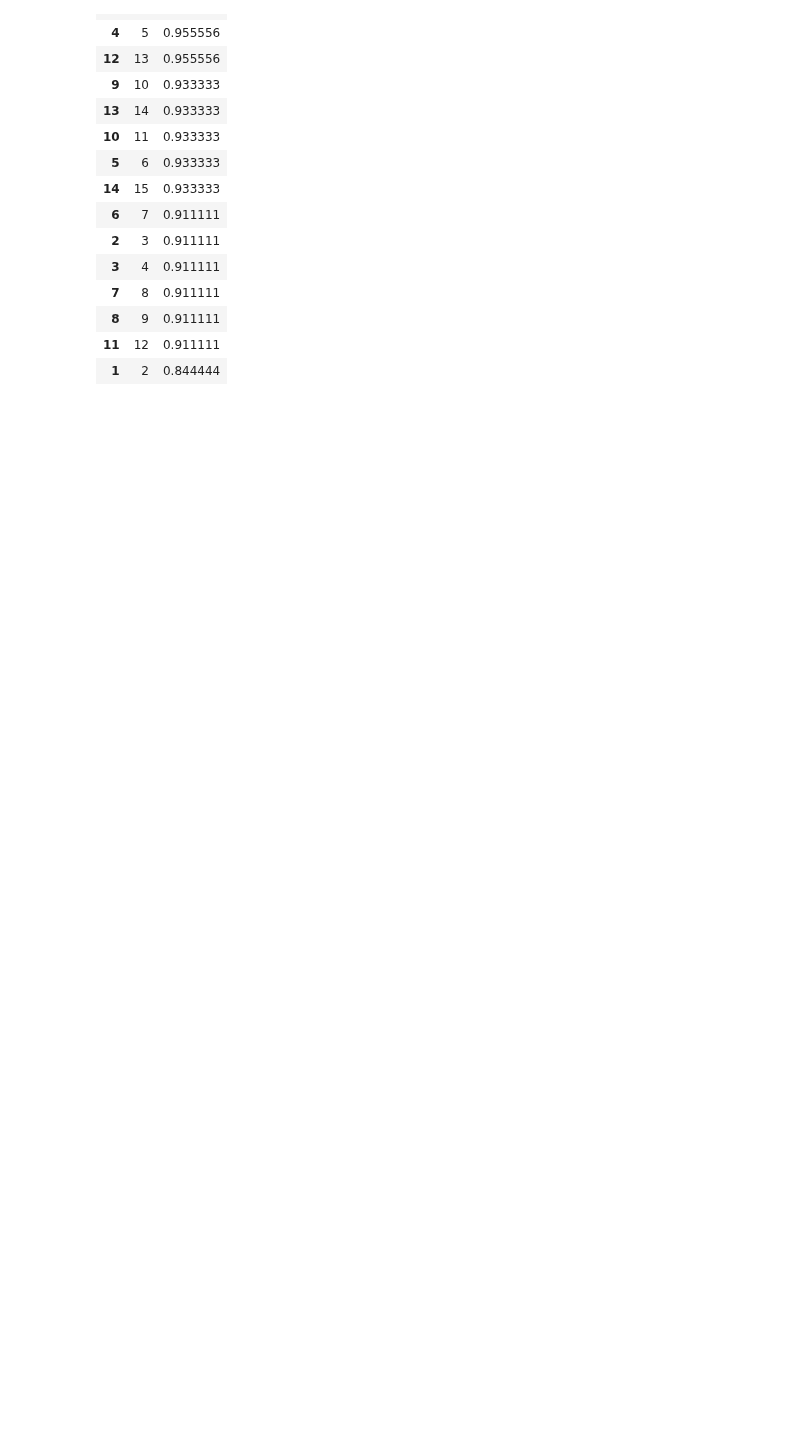
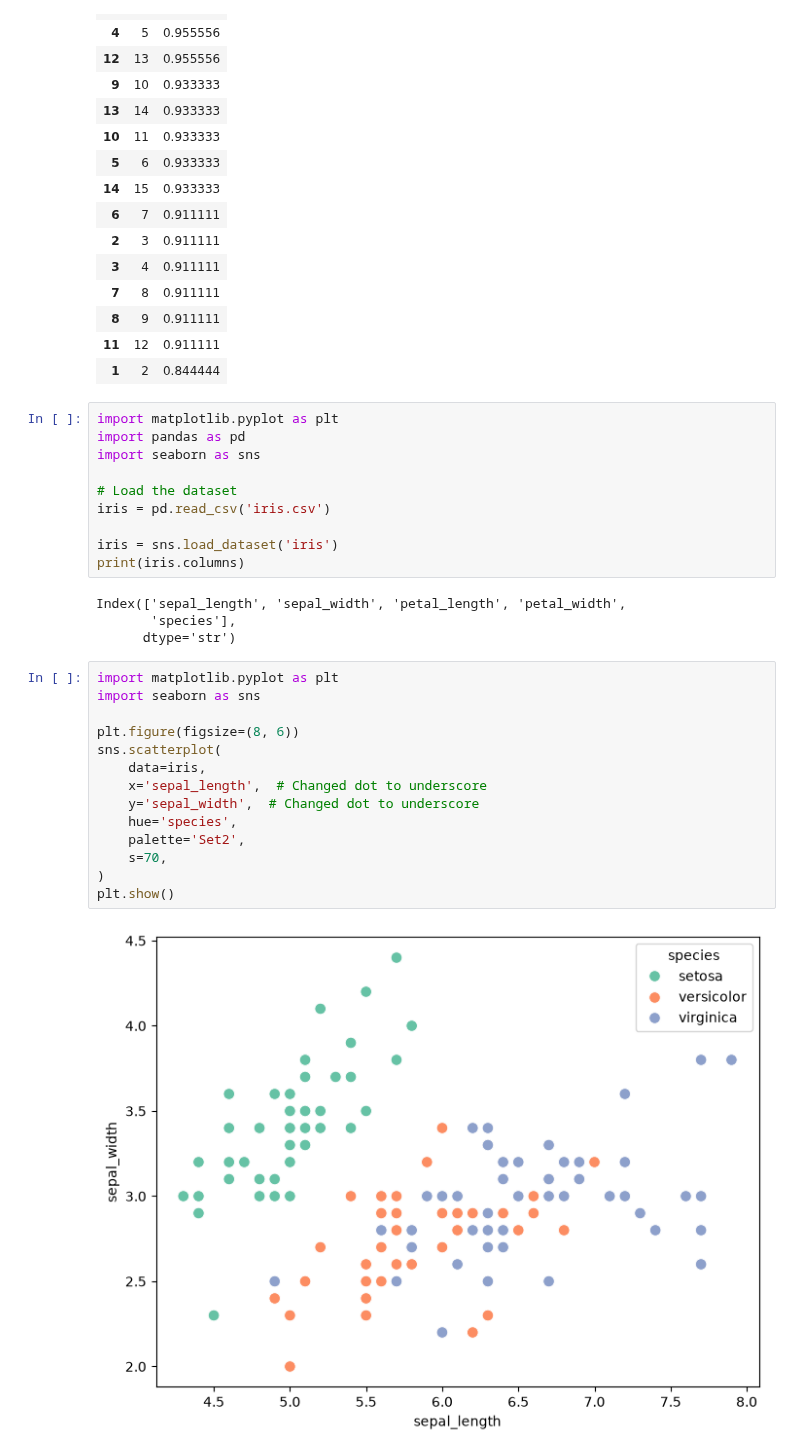
Before and after one commit to abhinavsatyam332-cloud/backup-pgcp-AI22, a Jupyter notebook: Practical Machine Learning/practicals/Daily Practicals/day 6/KNN_.ipynb, the cells around one changed output. Saved outputs shown, nothing was run; the diff lists cells and outputs as text; blank space fills up the shorter version.

```diff
--- a/Practical Machine Learning/practicals/Daily Practicals/day 6/KNN_.ipynb
+++ b/Practical Machine Learning/practicals/Daily Practicals/day 6/KNN_.ipynb
@@ -66,3 +66,33 @@ df_scores.sort_values('score', ascending=False)
 | 8 | 9 | 0.911111 |
 | 11 | 12 | 0.911111 |
 | 1 | 2 | 0.844444 |
+# %%
+import matplotlib.pyplot as plt
+import pandas as pd
+import seaborn as sns
+
+# Load the dataset
+iris = pd.read_csv('iris.csv')
+
+iris = sns.load_dataset('iris')
+print(iris.columns)
+# %% [output]
+Index(['sepal_length', 'sepal_width', 'petal_length', 'petal_width',
+       'species'],
+      dtype='str')
+# %%
+import matplotlib.pyplot as plt
+import seaborn as sns
+
+plt.figure(figsize=(8, 6))
+sns.scatterplot(
+    data=iris,
+    x='sepal_length',  # Changed dot to underscore
+    y='sepal_width',  # Changed dot to underscore
+    hue='species',
+    palette='Set2',
+    s=70,
+)
+plt.show()
+# %% [output]
+[figure, added]
```
Also changed, not shown: 2 other files.
